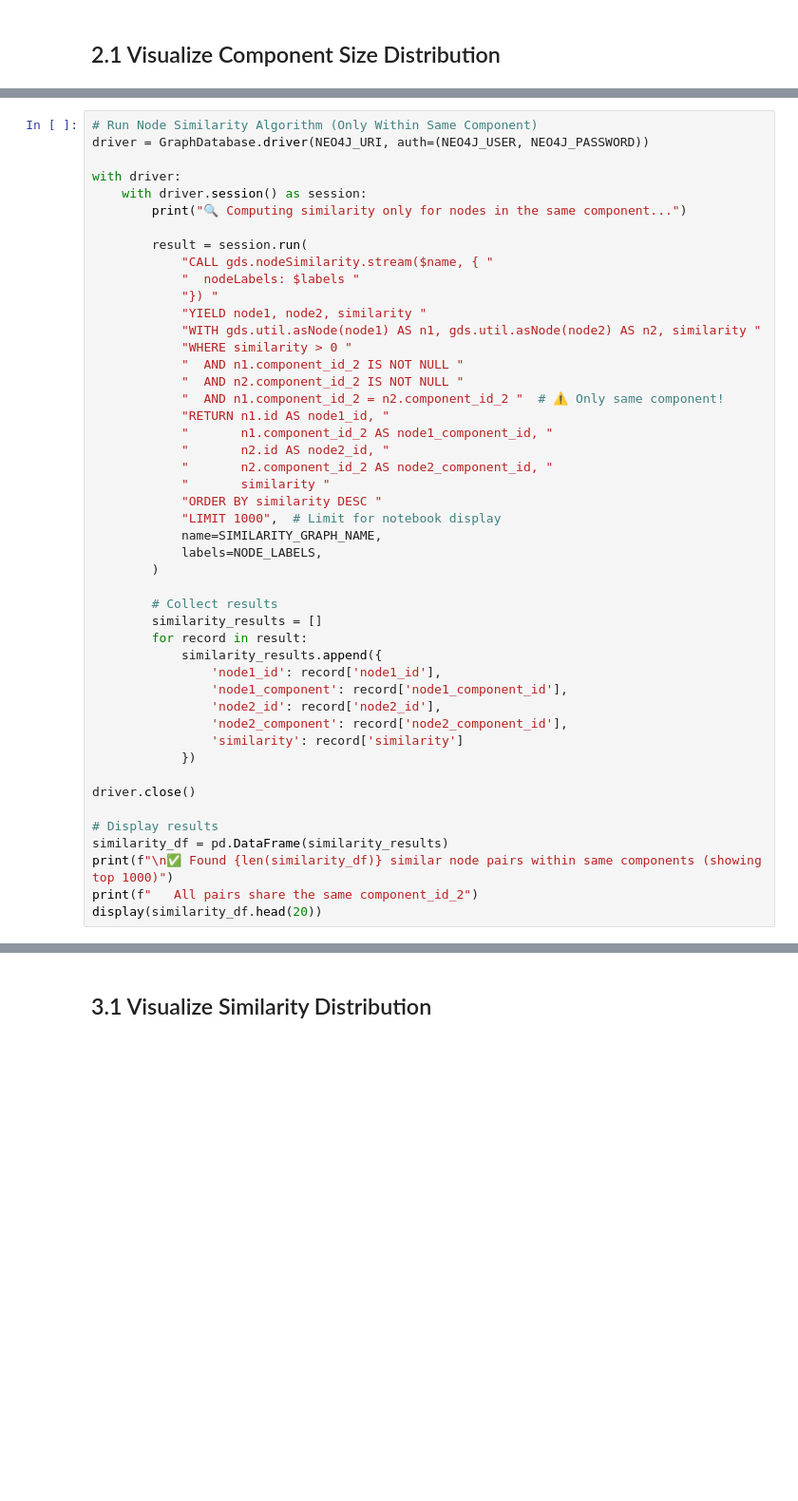
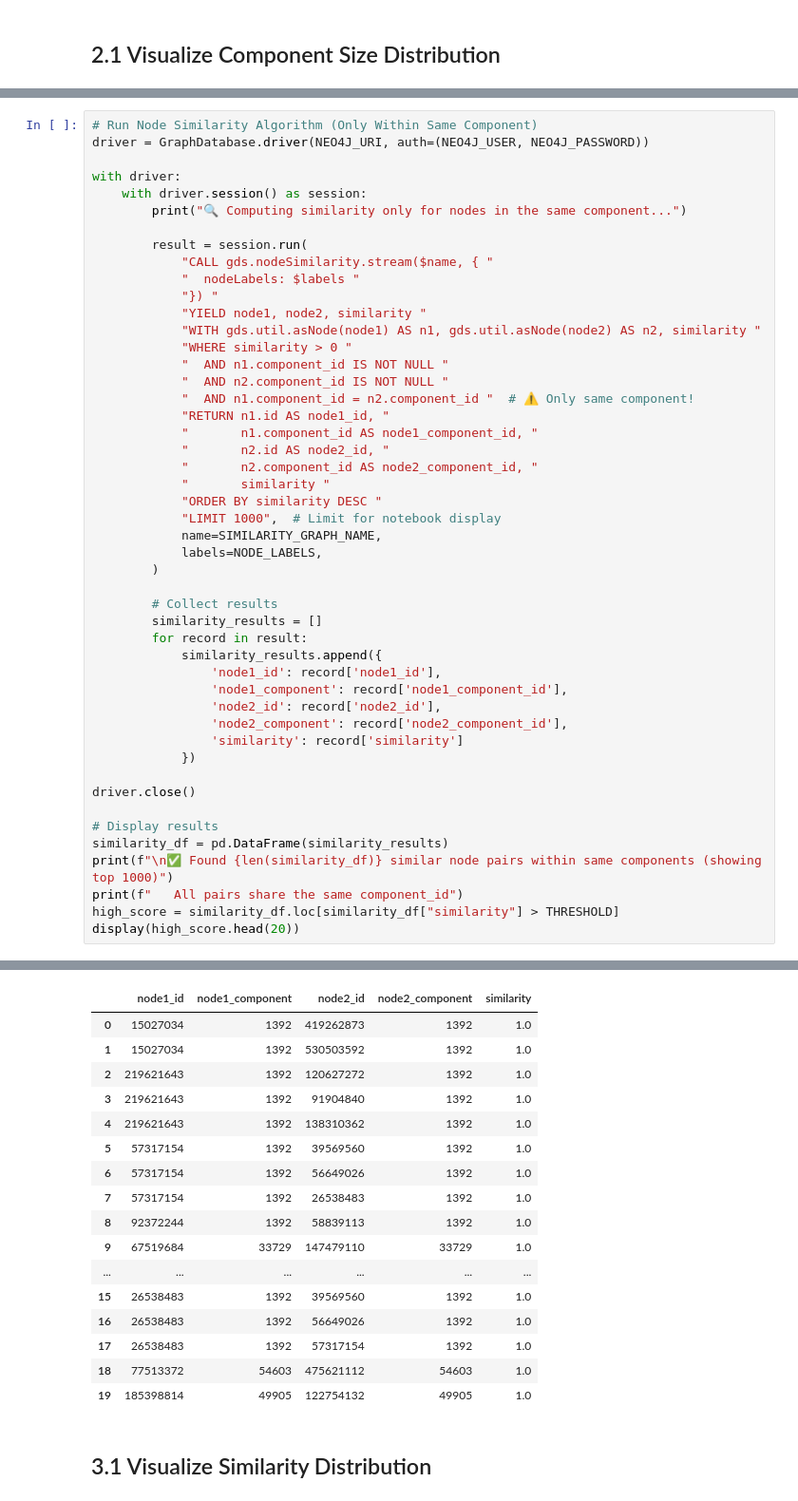
Before and after one commit to teutaD/EntityMatching-experimentation, a Jupyter notebook: ontology_alignment_experiments.ipynb, the cells around one changed output, grey strips where cells are left out. Shown at 95% size. Cells and saved outputs as stored; diff of their text form; blank space fills up the shorter version.

```diff
--- a/ontology_alignment_experiments.ipynb
+++ b/ontology_alignment_experiments.ipynb
@@ -391,13 +495,13 @@ with driver:
             "YIELD node1, node2, similarity "
             "WITH gds.util.asNode(node1) AS n1, gds.util.asNode(node2) AS n2, similarity "
             "WHERE similarity > 0 "
-            "  AND n1.component_id_2 IS NOT NULL "
-            "  AND n2.component_id_2 IS NOT NULL "
-            "  AND n1.component_id_2 = n2.component_id_2 "  # ⚠️ Only same component!
+            "  AND n1.component_id IS NOT NULL "
+            "  AND n2.component_id IS NOT NULL "
+            "  AND n1.component_id = n2.component_id "  # ⚠️ Only same component!
             "RETURN n1.id AS node1_id, "
-            "       n1.component_id_2 AS node1_component_id, "
+            "       n1.component_id AS node1_component_id, "
             "       n2.id AS node2_id, "
-            "       n2.component_id_2 AS node2_component_id, "
+            "       n2.component_id AS node2_component_id, "
             "       similarity "
             "ORDER BY similarity DESC "
             "LIMIT 1000",  # Limit for notebook display
@@ -421,5 +525,7 @@ driver.close()
 # Display results
 similarity_df = pd.DataFrame(similarity_results)
 print(f"\n✅ Found {len(similarity_df)} similar node pairs within same components (showing top 1000)")
-print(f"   All pairs share the same component_id_2")
-display(similarity_df.head(20))
+print(f"   All pairs share the same component_id")
+high_score = similarity_df.loc[similarity_df["similarity"] > THRESHOLD]
+display(high_score.head(20))
+# %% [output]
@@ -426,3 +536,20 @@ display(similarity_df.head(20))
+|  | node1_id | node1_component | node2_id | node2_component | similarity |
+| 0 | 15027034 | 1392 | 419262873 | 1392 | 1.0 |
+| 1 | 15027034 | 1392 | 530503592 | 1392 | 1.0 |
+| 2 | 219621643 | 1392 | 120627272 | 1392 | 1.0 |
+| 3 | 219621643 | 1392 | 91904840 | 1392 | 1.0 |
+| 4 | 219621643 | 1392 | 138310362 | 1392 | 1.0 |
+| 5 | 57317154 | 1392 | 39569560 | 1392 | 1.0 |
+| 6 | 57317154 | 1392 | 56649026 | 1392 | 1.0 |
+| 7 | 57317154 | 1392 | 26538483 | 1392 | 1.0 |
+| 8 | 92372244 | 1392 | 58839113 | 1392 | 1.0 |
+| 9 | 67519684 | 33729 | 147479110 | 33729 | 1.0 |
+| ... | ... | ... | ... | ... | ... |
+| 15 | 26538483 | 1392 | 39569560 | 1392 | 1.0 |
+| 16 | 26538483 | 1392 | 56649026 | 1392 | 1.0 |
+| 17 | 26538483 | 1392 | 57317154 | 1392 | 1.0 |
+| 18 | 77513372 | 54603 | 475621112 | 54603 | 1.0 |
+| 19 | 185398814 | 49905 | 122754132 | 49905 | 1.0 |
 # %% [markdown]
 ## 3.1 Visualize Similarity Distribution
 # %%
```
Also changed, not shown: parts of 22 cells of this notebook.
